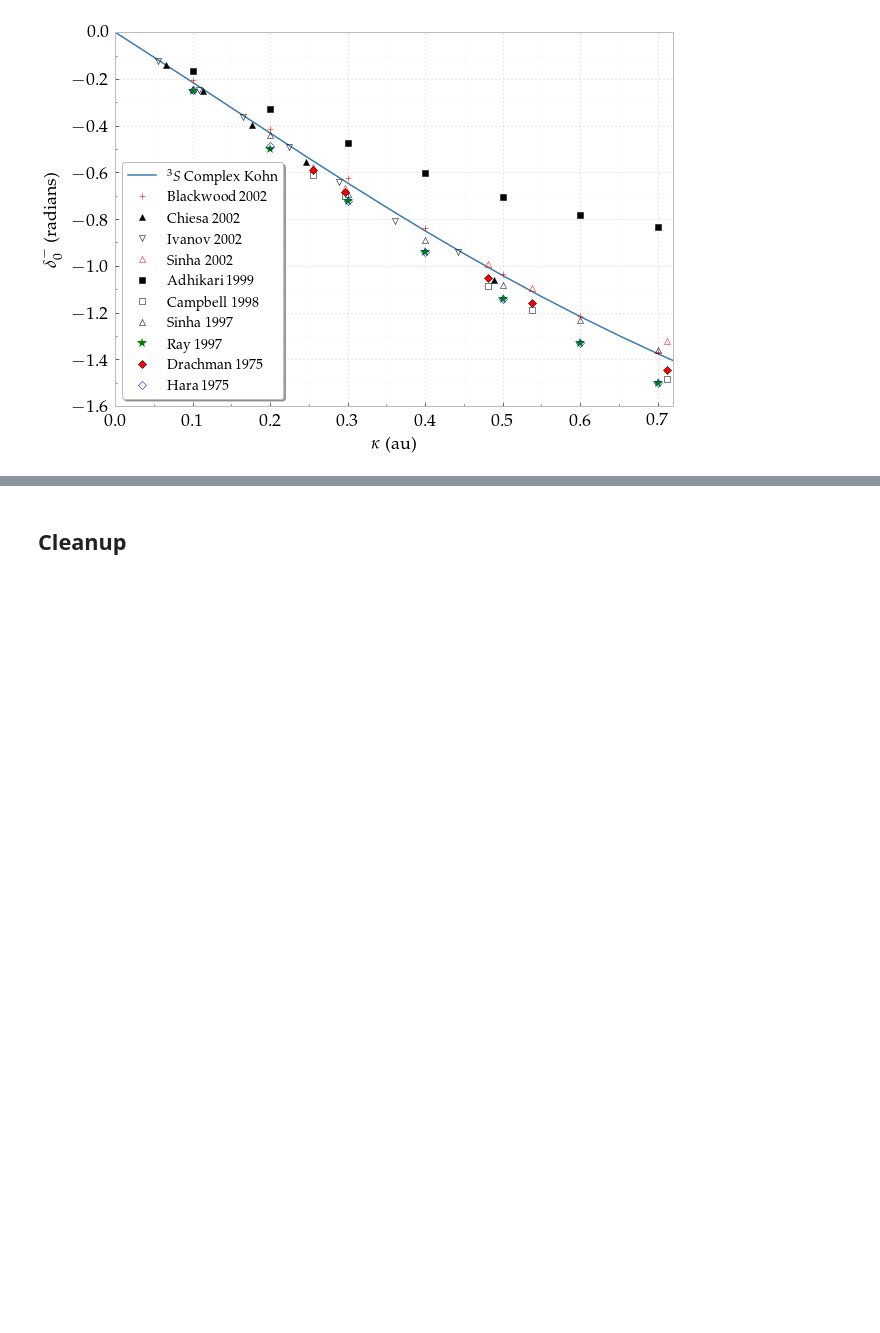
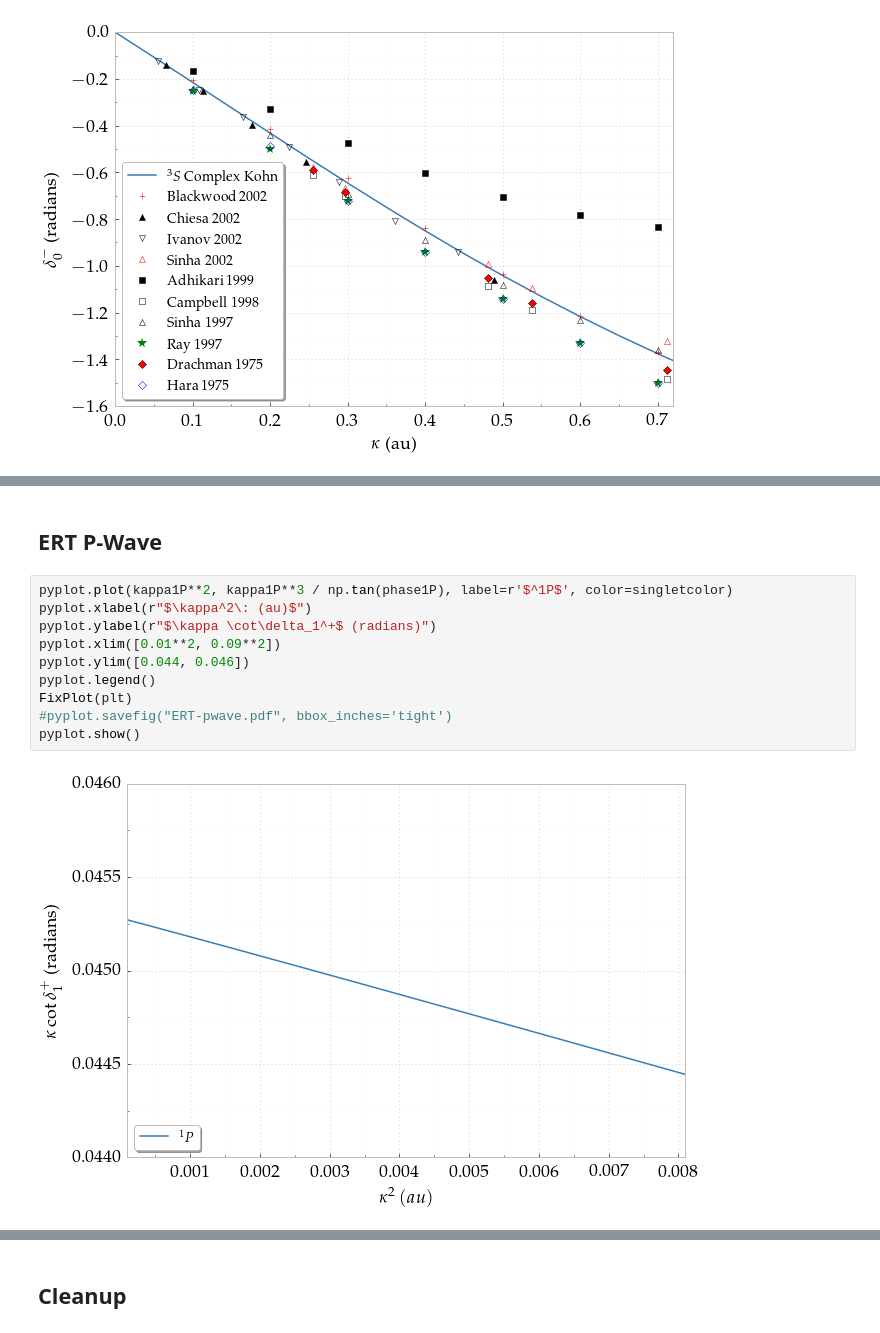
Before and after one commit to DentonW/Papers, a Jupyter notebook: PRA PsH/IPython/Paper Images.ipynb, the cells around one changed output, grey strips where cells are left out. Cells and saved outputs as stored; diff of their text form; blank space fills up the shorter version.

```diff
--- a/PRA PsH/IPython/Paper Images.ipynb
+++ b/PRA PsH/IPython/Paper Images.ipynb
@@ -1089,0 +1103,14 @@ pyplot.show()
+# %% [markdown]
+## ERT P-Wave
+# %%
+pyplot.plot(kappa1P**2, kappa1P**3 / np.tan(phase1P), label=r'$^1P$', color=singletcolor)
+pyplot.xlabel(r"$\kappa^2\: (au)$")
+pyplot.ylabel(r"$\kappa \cot\delta_1^+$ (radians)")
+pyplot.xlim([0.01**2, 0.09**2])
+pyplot.ylim([0.044, 0.046])
+pyplot.legend()
+FixPlot(plt)
+#pyplot.savefig("ERT-pwave.pdf", bbox_inches='tight')
+pyplot.show()
+# %% [output]
+[figure, added]
```
Also changed, not shown: parts of 22 cells of this notebook, 3 other files.
